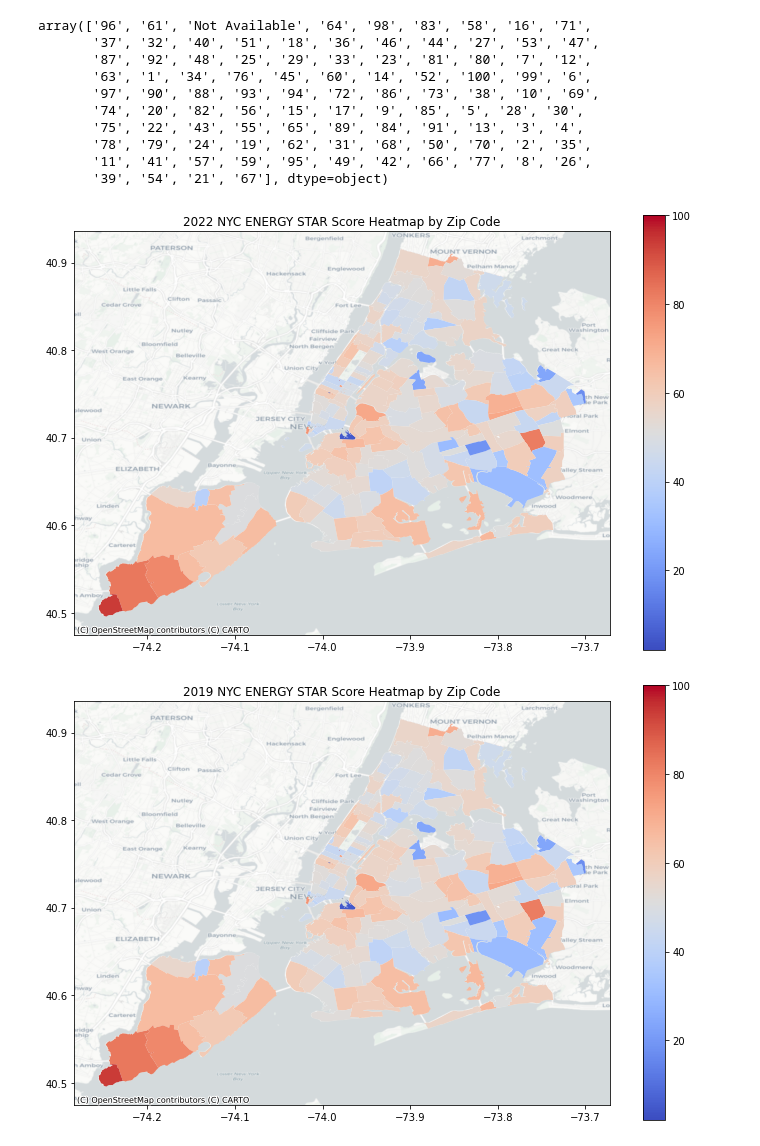
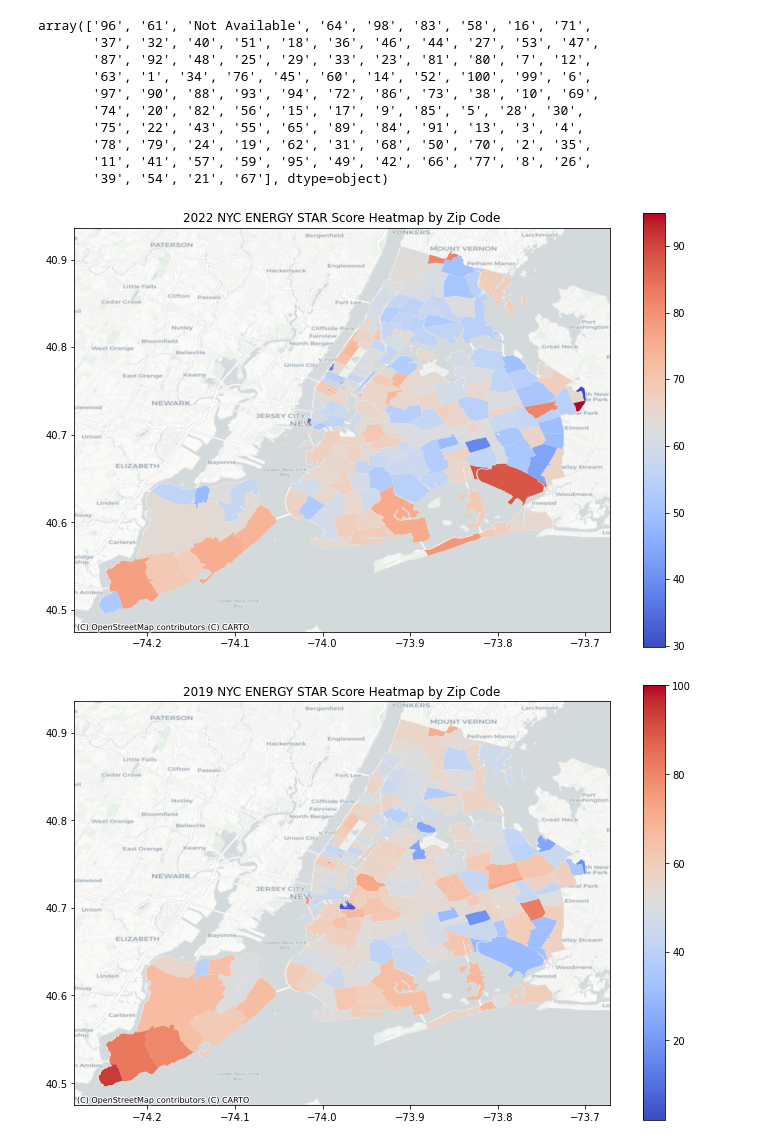
Before and after one commit to CharlesFeng0314/Datadive-2024, a Jupyter notebook: Data Dive_AQ_checkpoint2(after_regression).ipynb, the cells around one changed output. Saved outputs shown, nothing was run; the diff lists cells and outputs as text; code cells hidden in the pictures.

```diff
--- a/Data Dive_AQ_checkpoint2(after_regression).ipynb
+++ b/Data Dive_AQ_checkpoint2(after_regression).ipynb
@@ -517,20 +520,20 @@ import contextily as ctx
 # %%
 nyc_zipcode_map = gpd.read_file('zip_code.geojson')
 
 
-ED2022_ESS = ED2022_ESS[ED2022['ENERGY STAR Score'] != 'Not Available']
+ED2022_ESS = ED2022[ED2022['ENERGY STAR Score'] != 'Not Available']
 ED2022_ESS['ENERGY STAR Score'] = pd.to_numeric(ED2022_ESS['ENERGY STAR Score'])
-postcode_avg = ED2019_ESS.groupby('Postcode').agg({'ENERGY STAR Score': 'mean'}).reset_index()
+postcode_avg = ED2022_ESS.groupby('Postcode').agg({'ENERGY STAR Score': 'mean'}).reset_index()
 
 merged_data = nyc_zipcode_map.merge(postcode_avg, left_on='ZIPCODE', right_on='Postcode')
 
 fig, ax = plt.subplots(1, 1, figsize=(12, 8))
 merged_data.plot(column='ENERGY STAR Score', ax=ax, legend=True, cmap='coolwarm')
 ctx.add_basemap(ax, crs=merged_data.crs.to_string(), source=ctx.providers.CartoDB.Positron)
 ax.set_title('2022 NYC ENERGY STAR Score Heatmap by Zip Code')
 plt.show()
 # %% [output]
-[figure, old version]
+[figure, new version]
 # %%
 ED2019_ESS = ED2019[ED2019['ENERGY STAR Score'] != 'Not Available']
 ED2019_ESS['ENERGY STAR Score'] = pd.to_numeric(ED2019_ESS['ENERGY STAR Score'])
```
Also changed, not shown: parts of 15 cells of this notebook.
